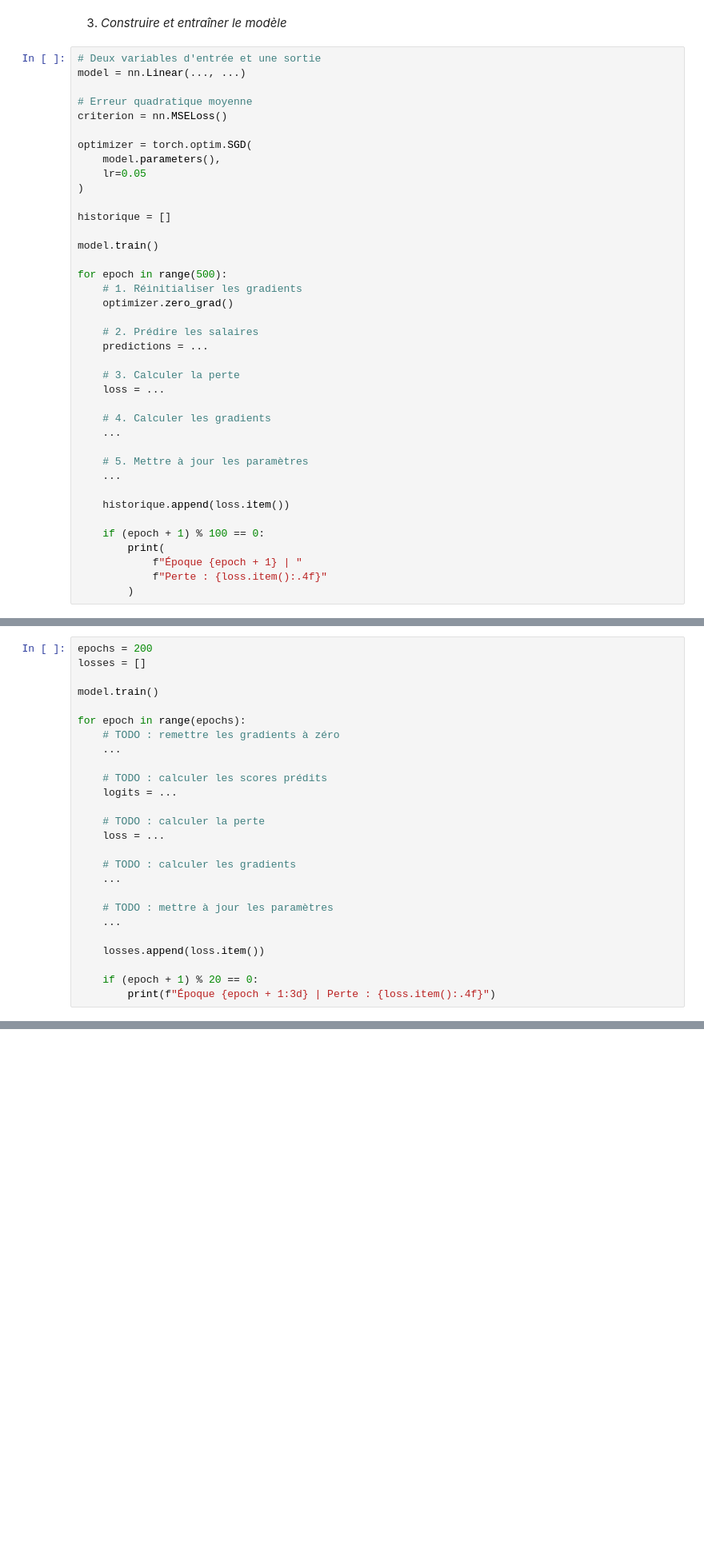
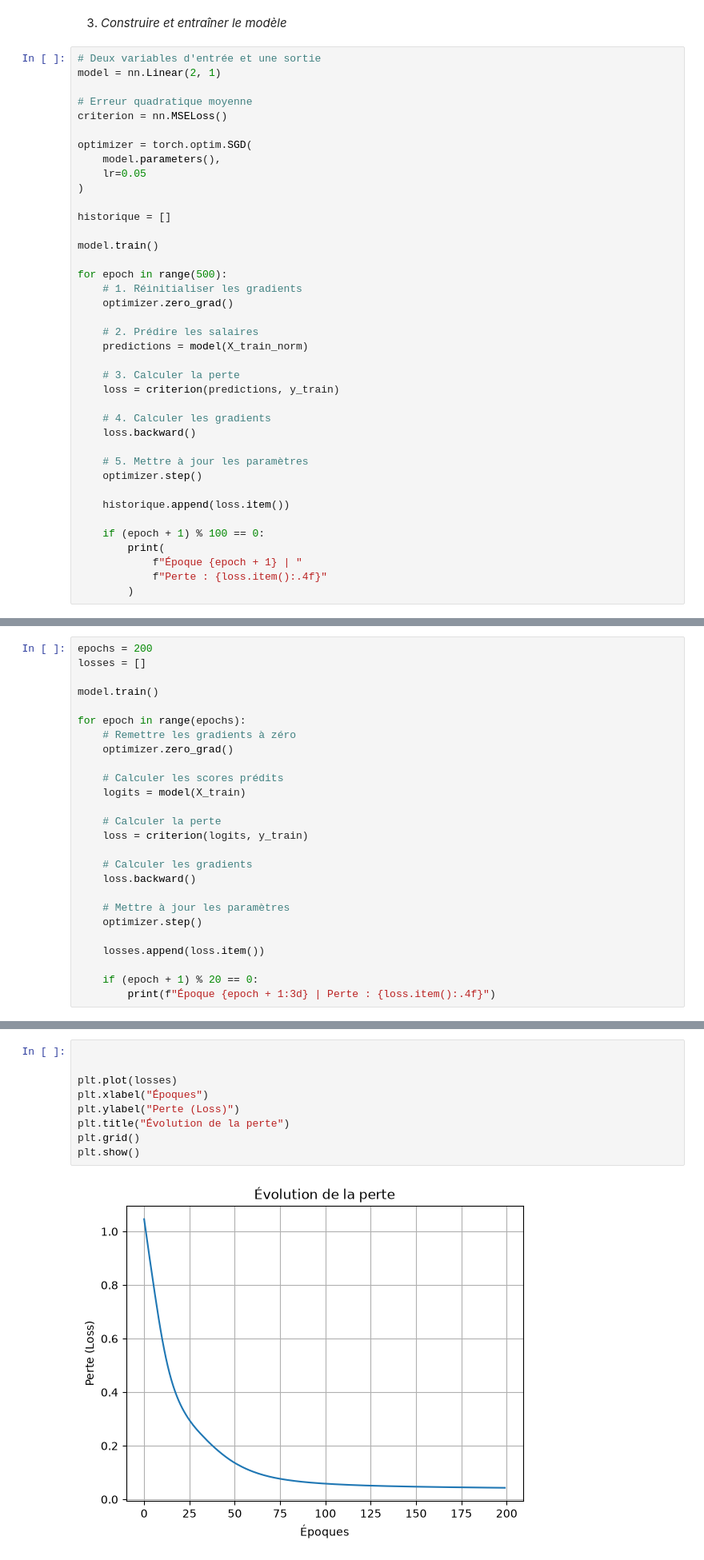
Before and after one commit to maryam-farhoune/Lab_PyTorch, a Jupyter notebook: Activité pratique Bases de Pytorch.ipynb, the cells around one changed output, grey strips where cells are left out. Shown at 80% size. Saved outputs shown, nothing was run; the diff lists cells and outputs as text; blank space fills up the shorter version.

Commit message:
Ajout des exercices et mise à jour du notebook

```diff
--- a/Activité pratique Bases de Pytorch.ipynb
+++ b/Activité pratique Bases de Pytorch.ipynb
@@ -770,7 +798,7 @@ X_test_norm = (X_test - moyenne) / ecart_type
 3. *Construire et entraîner le modèle*
 # %%
 # Deux variables d'entrée et une sortie
-model = nn.Linear(..., ...)
+model = nn.Linear(2, 1)
 
 # Erreur quadratique moyenne
 criterion = nn.MSELoss()
@@ -789,16 +817,16 @@ for epoch in range(500):
     optimizer.zero_grad()
 
     # 2. Prédire les salaires
-    predictions = ...
+    predictions = model(X_train_norm)
 
     # 3. Calculer la perte
-    loss = ...
+    loss = criterion(predictions, y_train)
 
     # 4. Calculer les gradients
-    ...
+    loss.backward()
 
     # 5. Mettre à jour les paramètres
-    ...
+    optimizer.step()
 
     historique.append(loss.item())
 
@@ -937,20 +984,20 @@ losses = []
 model.train()
 
 for epoch in range(epochs):
-    # TODO : remettre les gradients à zéro
-    ...
+    # Remettre les gradients à zéro
+    optimizer.zero_grad()
 
-    # TODO : calculer les scores prédits
-    logits = ...
+    # Calculer les scores prédits
+    logits = model(X_train)
 
-    # TODO : calculer la perte
-    loss = ...
+    # Calculer la perte
+    loss = criterion(logits, y_train)
 
-    # TODO : calculer les gradients
-    ...
+    # Calculer les gradients
+    loss.backward()
 
-    # TODO : mettre à jour les paramètres
-    ...
+    # Mettre à jour les paramètres
+    optimizer.step()
 
     losses.append(loss.item())
 
@@ -980,3 +1040,14 @@ print(f"Accuracy sur le test : {accuracy.item():.1%}")
 - Affichez une matrice de confusion.
 - Comparez ce réseau à un modèle sans couche cachée : nn.Linear(4, 3).
 - Prédisez l’espèce d’une nouvelle fleur de mesures [5.1, 3.5, 1.4, 0.2], après l’avoir normalisée avec le même scaler.
+# %%
+
+
+plt.plot(losses)
+plt.xlabel("Époques")
+plt.ylabel("Perte (Loss)")
+plt.title("Évolution de la perte")
+plt.grid()
+plt.show()
+# %% [output]
+[figure, added]
```
Also changed, not shown: parts of 40 cells of this notebook.
